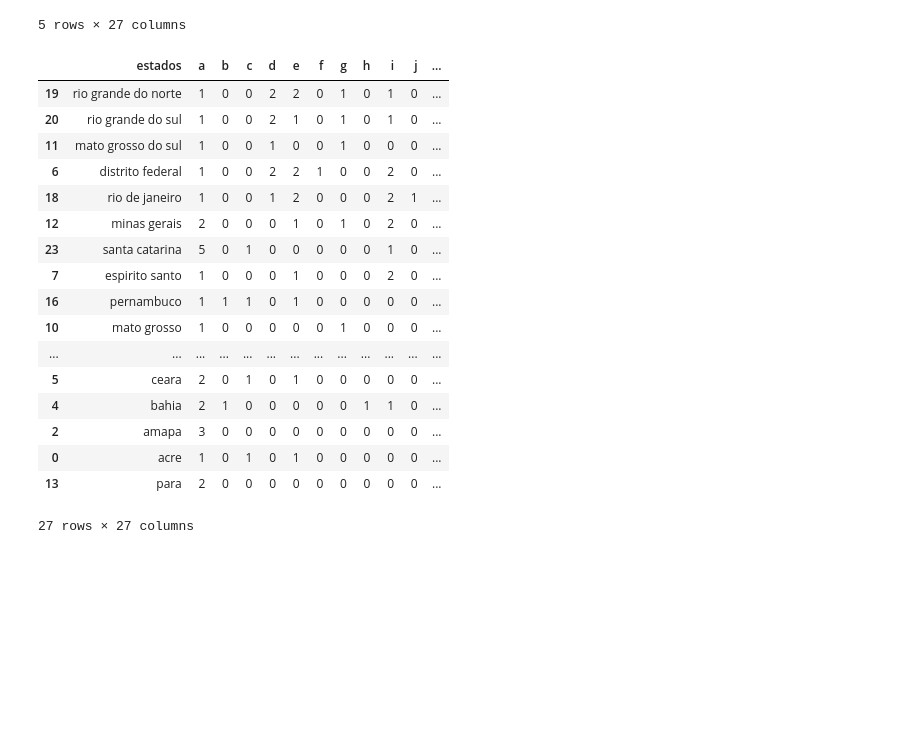
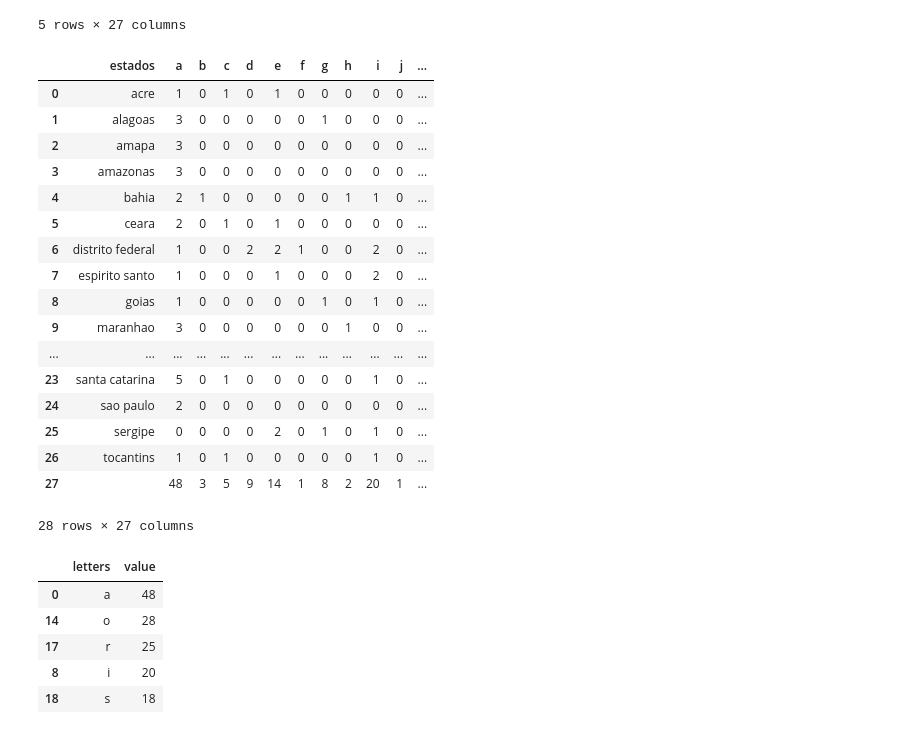
Before and after one commit to mindstorm-repo/brazil_letter_count, a Jupyter notebook: br_states_letter_count.ipynb, the cells around one changed output. Cells and saved outputs as stored; diff of their text form; code cells hidden in the pictures; blank space fills up the shorter version.

Commit message:
Notebook
Corrigida acentuação dos estados
Começando a responder as perguntas do estudo

```diff
--- a/br_states_letter_count.ipynb
+++ b/br_states_letter_count.ipynb
@@ -141,24 +138,43 @@ df2.head()
 | 3 | amazonas | 3 | 0 | 0 | 0 | 0 | 0 | 0 | 0 | 0 | 0 | ... |
 | 4 | bahia | 2 | 1 | 0 | 0 | 0 | 0 | 0 | 1 | 1 | 0 | ... |
 5 rows × 27 columns
+# %%
+df2 = df2.append(pd.Series(df2.sum()), ignore_index=True)
+df2.at[27, 'estados'] = ''
+# %%
+df2.to_csv(r'exported.csv')
+df2
+# %% [output]
+|  | estados | a | b | c | d | e | f | g | h | i | j | ... |
+| 0 | acre | 1 | 0 | 1 | 0 | 1 | 0 | 0 | 0 | 0 | 0 | ... |
+| 1 | alagoas | 3 | 0 | 0 | 0 | 0 | 0 | 1 | 0 | 0 | 0 | ... |
+| 2 | amapa | 3 | 0 | 0 | 0 | 0 | 0 | 0 | 0 | 0 | 0 | ... |
+| 3 | amazonas | 3 | 0 | 0 | 0 | 0 | 0 | 0 | 0 | 0 | 0 | ... |
+| 4 | bahia | 2 | 1 | 0 | 0 | 0 | 0 | 0 | 1 | 1 | 0 | ... |
+| 5 | ceara | 2 | 0 | 1 | 0 | 1 | 0 | 0 | 0 | 0 | 0 | ... |
+| 6 | distrito federal | 1 | 0 | 0 | 2 | 2 | 1 | 0 | 0 | 2 | 0 | ... |
+| 7 | espirito santo | 1 | 0 | 0 | 0 | 1 | 0 | 0 | 0 | 2 | 0 | ... |
+| 8 | goias | 1 | 0 | 0 | 0 | 0 | 0 | 1 | 0 | 1 | 0 | ... |
+| 9 | maranhao | 3 | 0 | 0 | 0 | 0 | 0 | 0 | 1 | 0 | 0 | ... |
+| ... | ... | ... | ... | ... | ... | ... | ... | ... | ... | ... | ... | ... |
+| 23 | santa catarina | 5 | 0 | 1 | 0 | 0 | 0 | 0 | 0 | 1 | 0 | ... |
+| 24 | sao paulo | 2 | 0 | 0 | 0 | 0 | 0 | 0 | 0 | 0 | 0 | ... |
+| 25 | sergipe | 0 | 0 | 0 | 0 | 2 | 0 | 1 | 0 | 1 | 0 | ... |
+| 26 | tocantins | 1 | 0 | 1 | 0 | 0 | 0 | 0 | 0 | 1 | 0 | ... |
+| 27 |  | 48 | 3 | 5 | 9 | 14 | 1 | 8 | 2 | 20 | 1 | ... |
+28 rows × 27 columns
+# %%
+df3 = df2.iloc[[27]].copy()
+# %%
+df3 = df3.drop(columns=['estados', 'letter_count']).reset_index(drop=True)
+# %%
+df3 = pd.melt(df3, var_name='letters', value_name='value')
 # %%
-df2.sort_values(by='letter_count', ascending=False)
+df3.sort_values(by=['value',], ascending=False).head()
 # %% [output]
-|  | estados | a | b | c | d | e | f | g | h | i | j | ... |
-| 19 | rio grande do norte | 1 | 0 | 0 | 2 | 2 | 0 | 1 | 0 | 1 | 0 | ... |
-| 20 | rio grande do sul | 1 | 0 | 0 | 2 | 1 | 0 | 1 | 0 | 1 | 0 | ... |
-| 11 | mato grosso do sul | 1 | 0 | 0 | 1 | 0 | 0 | 1 | 0 | 0 | 0 | ... |
-| 6 | distrito federal | 1 | 0 | 0 | 2 | 2 | 1 | 0 | 0 | 2 | 0 | ... |
-| 18 | rio de janeiro | 1 | 0 | 0 | 1 | 2 | 0 | 0 | 0 | 2 | 1 | ... |
-| 12 | minas gerais | 2 | 0 | 0 | 0 | 1 | 0 | 1 | 0 | 2 | 0 | ... |
-| 23 | santa catarina | 5 | 0 | 1 | 0 | 0 | 0 | 0 | 0 | 1 | 0 | ... |
-| 7 | espirito santo | 1 | 0 | 0 | 0 | 1 | 0 | 0 | 0 | 2 | 0 | ... |
-| 16 | pernambuco | 1 | 1 | 1 | 0 | 1 | 0 | 0 | 0 | 0 | 0 | ... |
-| 10 | mato grosso | 1 | 0 | 0 | 0 | 0 | 0 | 1 | 0 | 0 | 0 | ... |
-| ... | ... | ... | ... | ... | ... | ... | ... | ... | ... | ... | ... | ... |
-| 5 | ceara | 2 | 0 | 1 | 0 | 1 | 0 | 0 | 0 | 0 | 0 | ... |
-| 4 | bahia | 2 | 1 | 0 | 0 | 0 | 0 | 0 | 1 | 1 | 0 | ... |
-| 2 | amapa | 3 | 0 | 0 | 0 | 0 | 0 | 0 | 0 | 0 | 0 | ... |
-| 0 | acre | 1 | 0 | 1 | 0 | 1 | 0 | 0 | 0 | 0 | 0 | ... |
-| 13 | para | 2 | 0 | 0 | 0 | 0 | 0 | 0 | 0 | 0 | 0 | ... |
+|  | letters | value |
+| 0 | a | 48 |
+| 14 | o | 28 |
+| 17 | r | 25 |
+| 8 | i | 20 |
+| 18 | s | 18 |
-27 rows × 27 columns
```
Also changed, not shown: parts of 13 cells of this notebook, 1 other file.
